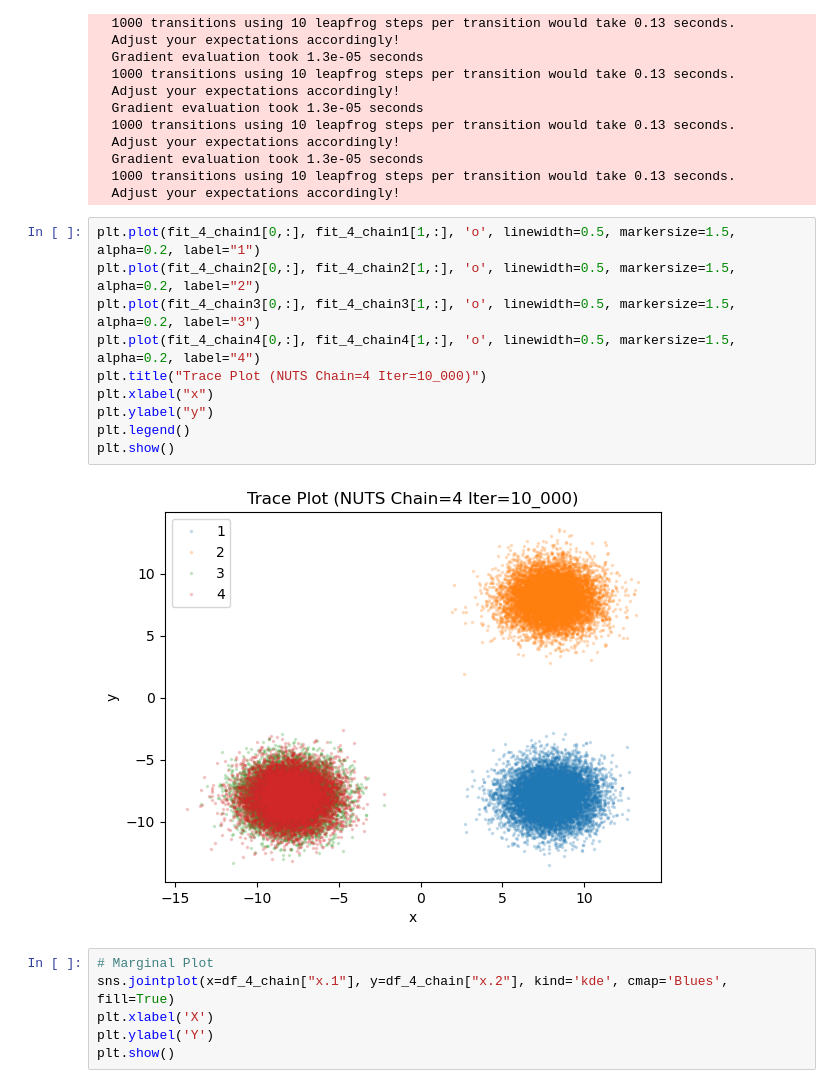
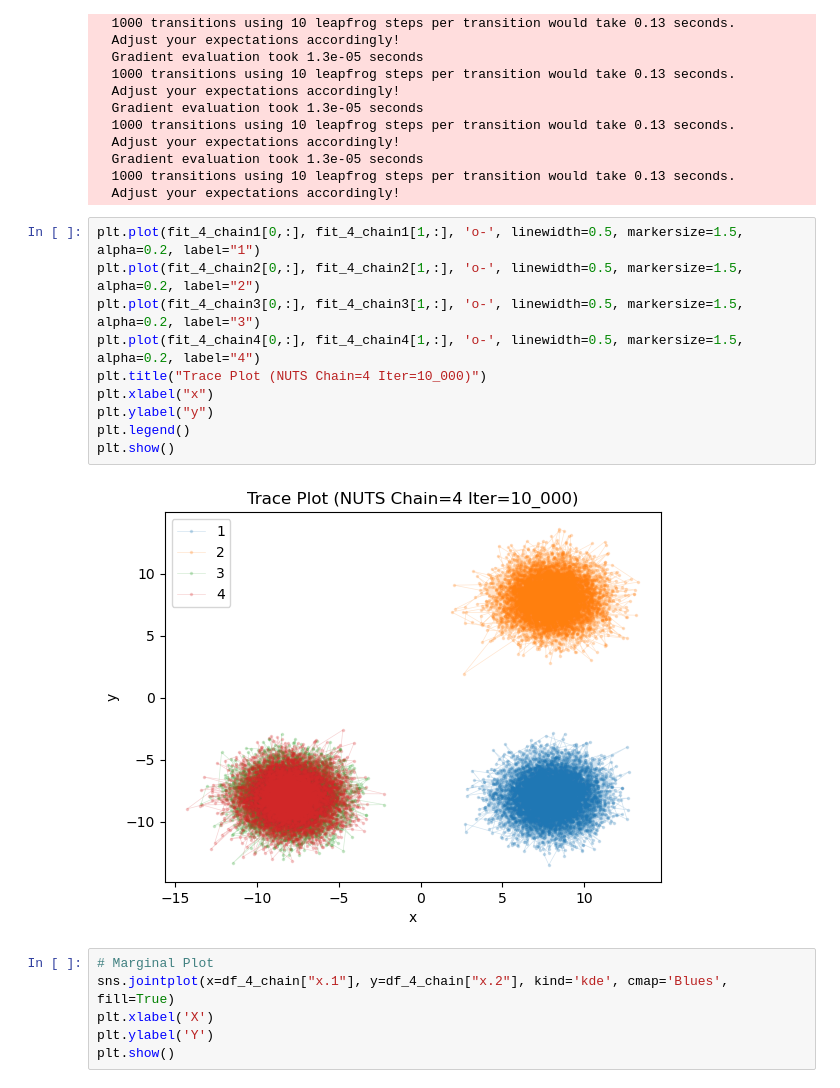
Before and after one commit to congyewang/Reinforcement-Learning-for-Adaptive-MCMC, a Jupyter notebook: Python/SimpleEggBox.ipynb, the cells around one changed output. Drawn from its saved outputs; the diff is of its cells as text.

```diff
--- a/Python/SimpleEggBox.ipynb
+++ b/Python/SimpleEggBox.ipynb
@@ -178,17 +178,17 @@ Messages received during sampling:
   1000 transitions using 10 leapfrog steps per transition would take 0.13 seconds.
   Adjust your expectations accordingly!
 # %%
-plt.plot(fit_4_chain1[0,:], fit_4_chain1[1,:], 'o', linewidth=0.5, markersize=1.5, alpha=0.2, label="1")
-plt.plot(fit_4_chain2[0,:], fit_4_chain2[1,:], 'o', linewidth=0.5, markersize=1.5, alpha=0.2, label="2")
-plt.plot(fit_4_chain3[0,:], fit_4_chain3[1,:], 'o', linewidth=0.5, markersize=1.5, alpha=0.2, label="3")
-plt.plot(fit_4_chain4[0,:], fit_4_chain4[1,:], 'o', linewidth=0.5, markersize=1.5, alpha=0.2, label="4")
+plt.plot(fit_4_chain1[0,:], fit_4_chain1[1,:], 'o-', linewidth=0.5, markersize=1.5, alpha=0.2, label="1")
+plt.plot(fit_4_chain2[0,:], fit_4_chain2[1,:], 'o-', linewidth=0.5, markersize=1.5, alpha=0.2, label="2")
+plt.plot(fit_4_chain3[0,:], fit_4_chain3[1,:], 'o-', linewidth=0.5, markersize=1.5, alpha=0.2, label="3")
+plt.plot(fit_4_chain4[0,:], fit_4_chain4[1,:], 'o-', linewidth=0.5, markersize=1.5, alpha=0.2, label="4")
 plt.title("Trace Plot (NUTS Chain=4 Iter=10_000)")
 plt.xlabel("x")
 plt.ylabel("y")
 plt.legend()
 plt.show()
 # %% [output]
-[figure, old version]
+[figure, new version]
 # %%
 # Marginal Plot
 sns.jointplot(x=df_4_chain["x.1"], y=df_4_chain["x.2"], kind='kde', cmap='Blues', fill=True)
```
Also changed, not shown: parts of 6 cells of this notebook.
